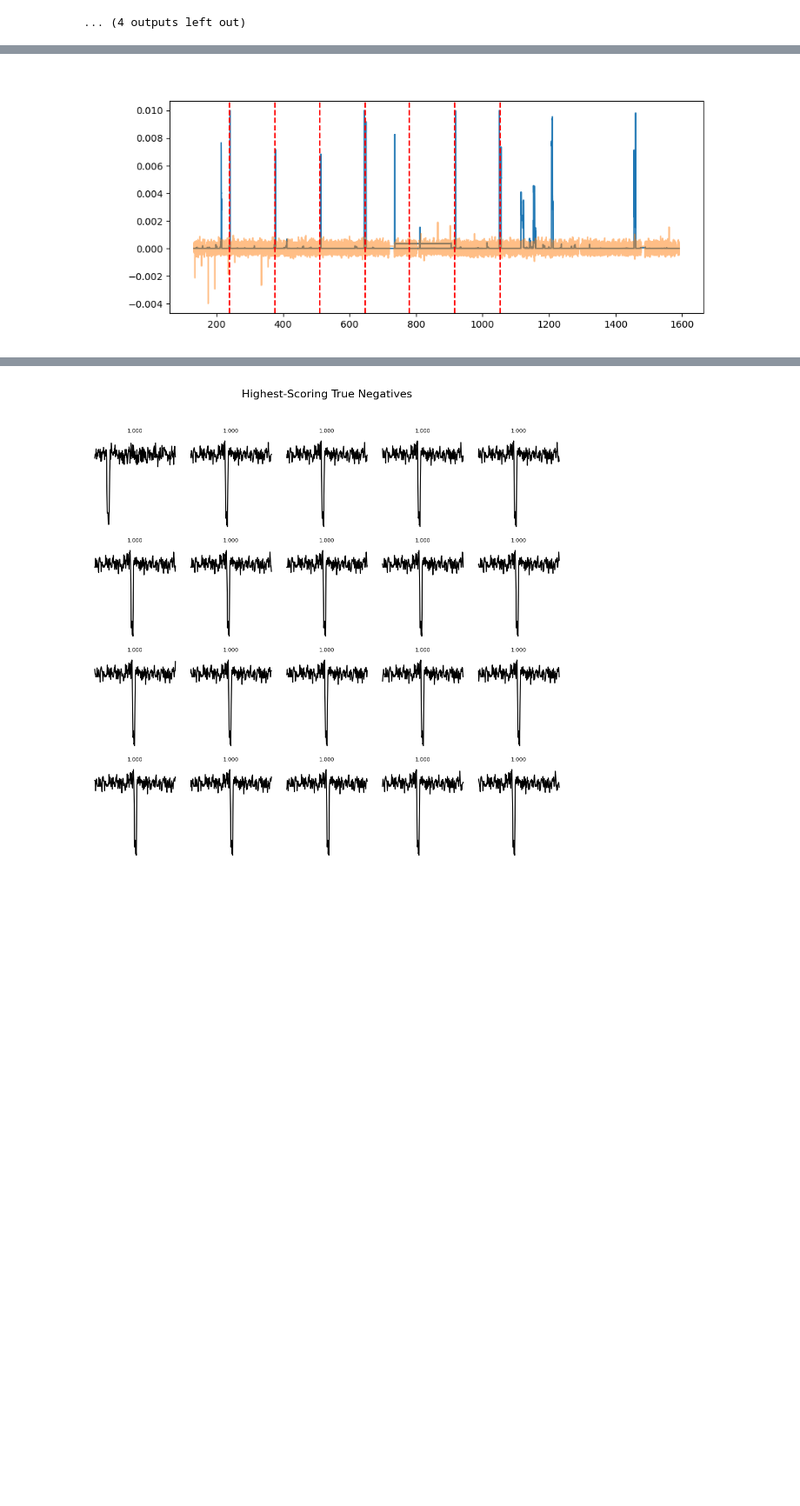
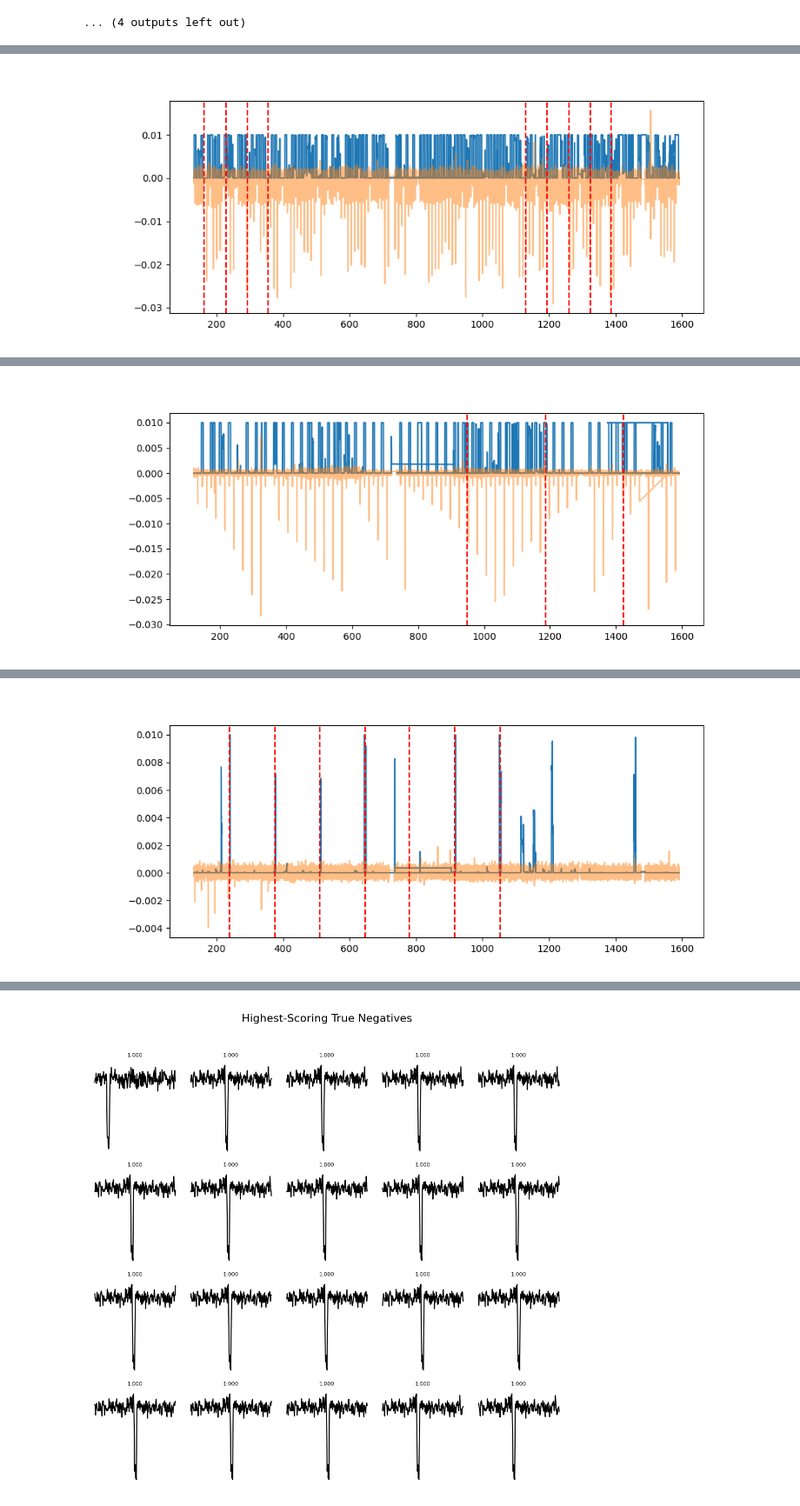
Before and after one commit to sfremy/astro_tools, a Jupyter notebook: prefold_automated.ipynb, the cells around one changed output, grey strips where cells are left out. Shown at 87% size. Saved outputs shown, nothing was run; the diff lists cells and outputs as text; code cells hidden in the pictures; blank space fills up the shorter version.

```diff
--- a/prefold_automated.ipynb
+++ b/prefold_automated.ipynb
@@ -1522,25 +1522,27 @@ Increase the number of iterations (max_iter) or scale the data as shown in:
 # Blind processing
 import tensorflow as tf
 
-result = results[2]
+for result in results:
 
-kic = result['kic']
-detrend = result['detrended_flux']
-t = result['time']
+    # result = results[0]
 
-segments = extract_centered_segments(np.asarray(detrend), segment_len=240)
-t_segments = extract_centered_segments(np.asarray(t), segment_len=240)
+    kic = result['kic']
+    detrend = result['detrended_flux']
+    t = result['time']
 
-full_transformed = normalize_with_std(segments)
+    segments = extract_centered_segments(np.asarray(detrend), segment_len=240)
+    t_segments = extract_centered_segments(np.asarray(t), segment_len=240)
 
-new_model = tf.keras.models.load_model('best_model.keras')
+    full_transformed = normalize_with_std(segments)
 
-true_pred = np.ravel(new_model.predict(full_transformed))
+    new_model = tf.keras.models.load_model('best_model.keras')
 
-plt.figure(figsize=(10, 4))
-plt.plot(t, true_pred / 100)
-plt.plot(t, detrend, alpha=0.5)
-for transit_time in time_dict[kic]:
-    plt.axvline(transit_time, color='red', linestyle='--')
-plt.show()
+    true_pred = np.ravel(new_model.predict(full_transformed))
+
+    plt.figure(figsize=(10, 4))
+    plt.plot(t, true_pred / 100)
+    plt.plot(t, detrend, alpha=0.5)
+    for transit_time in time_dict[kic]:
+        plt.axvline(transit_time, color='red', linestyle='--')
+    plt.show()
 # %% [output]
@@ -1548 +1550 @@ plt.show()
-[figure, old version]
+[figure, new version]
@@ -1548,0 +1552 @@ plt.show()
+[figure, added]
@@ -1548,0 +1554 @@ plt.show()
+[figure, added]
```
Also changed, not shown: parts of 3 cells of this notebook.
